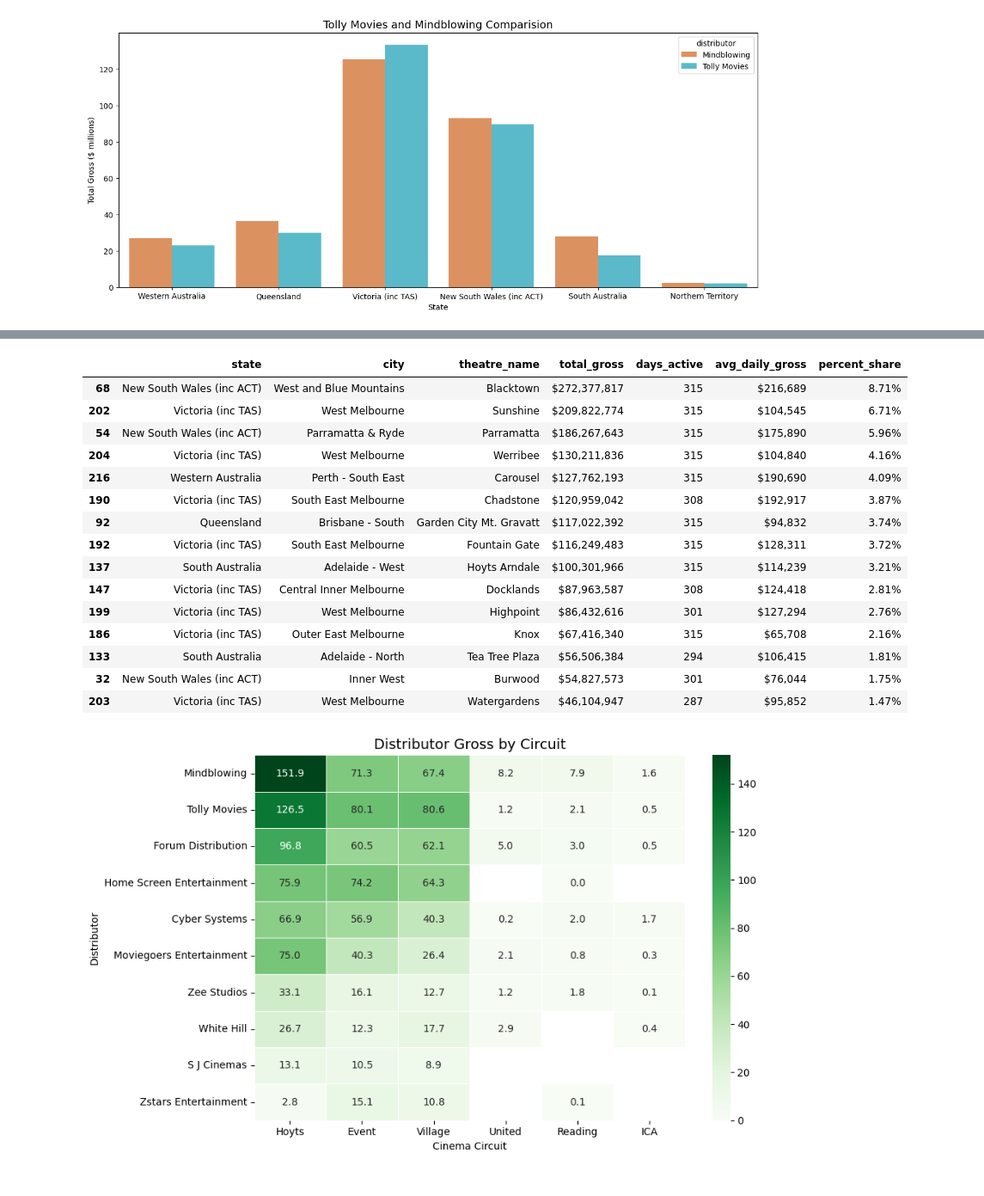
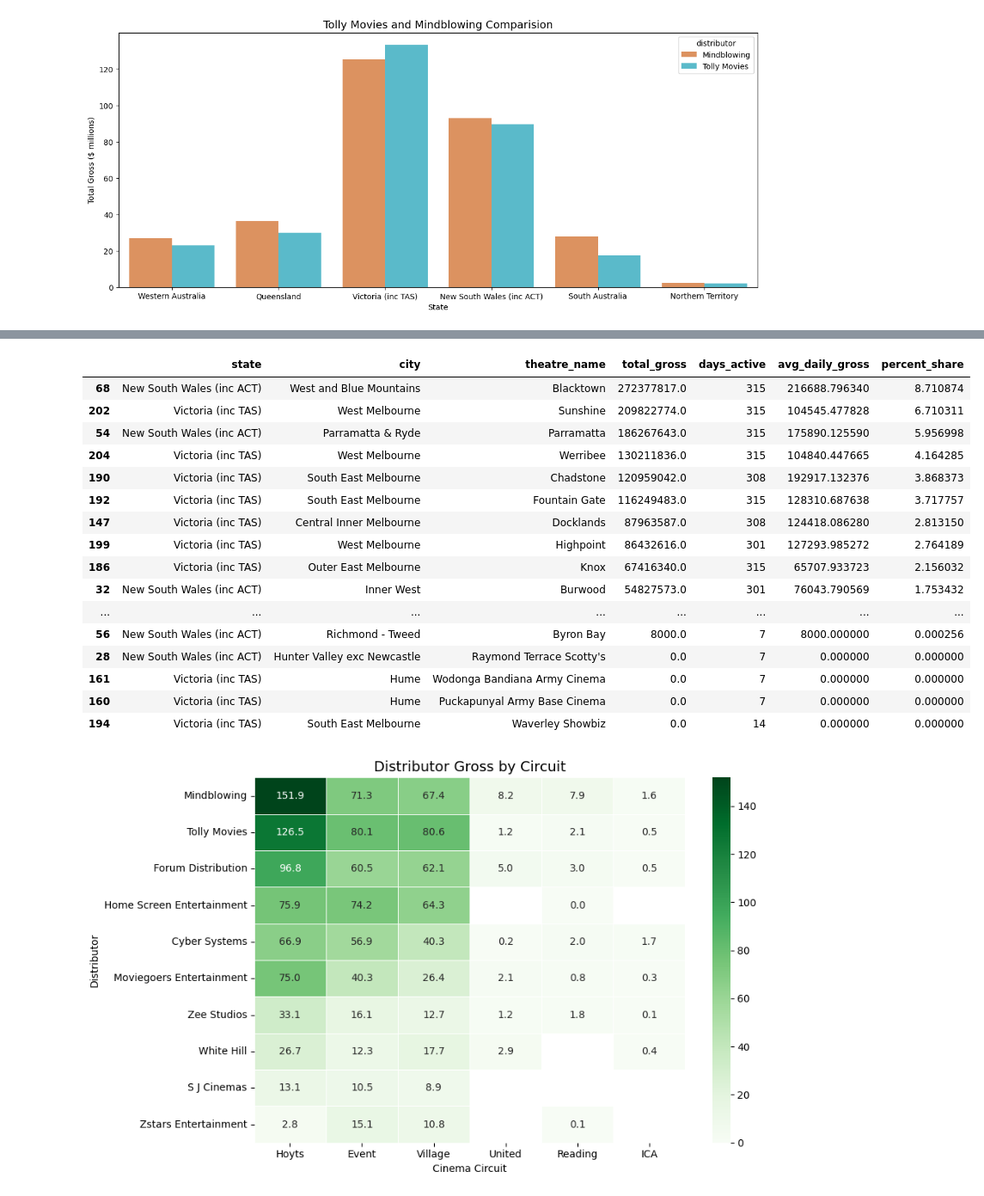
Before and after one commit to Jingvu/masalytics, a Jupyter notebook: data/exploration.ipynb, the cells around one changed output, grey strips where cells are left out. Shown at 86% size. Cells and saved outputs as stored; diff of their text form; code cells hidden in the pictures.

```diff
--- a/data/exploration.ipynb
+++ b/data/exploration.ipynb
@@ -411,39 +467,44 @@ plt.show()
 # %%
 # Location
+pd.set_option('display.max_rows', None)
 cinema_stats = df.groupby(['state','city','theatre_name' ]).agg(
     total_gross=('gross_today', 'sum'),
     days_active=('actual_sales_date', 'nunique'),
     avg_daily_gross=('gross_today', 'mean')
 ).reset_index()
 # cinema_stats = cinema_stats[cinema_stats['total_gross'] > 1000]
 cinema_stats_sort = cinema_stats.sort_values('total_gross', ascending=False)
 grand_total = cinema_stats_sort['total_gross'].sum()
 cinema_stats_sort['percent_share'] = (cinema_stats_sort['total_gross'] / grand_total) * 100
 
-display(
-    cinema_stats_sort.head(15).style.format({
-        'total_gross': '${:,.0f}',
-        'avg_daily_gross': '${:,.0f}',
-        'percent_share': '{:.2f}%'
-    })
-)
+cinema_stats_sort_state = cinema_stats_sort[ cinema_stats_sort['state'].isin(['New South Wales (inc ACT)', 'Victoria (inc TAS)']) ]
+
+cinema_stats_sort_state
+# display(
+#     cinema_stats_sort.head(15).style.format({
+#         'total_gross': '${:,.0f}',
+#         'avg_daily_gross': '${:,.0f}',
+#         'percent_share': '{:.2f}%'
+#     })
+# )
 # %% [output]
 |  | state | city | theatre_name | total_gross | days_active | avg_daily_gross | percent_share |
-| 68 | New South Wales (inc ACT) | West and Blue Mountains | Blacktown | $272,377,817 | 315 | $216,689 | 8.71% |
-| 202 | Victoria (inc TAS) | West Melbourne | Sunshine | $209,822,774 | 315 | $104,545 | 6.71% |
-| 54 | New South Wales (inc ACT) | Parramatta & Ryde | Parramatta | $186,267,643 | 315 | $175,890 | 5.96% |
-| 204 | Victoria (inc TAS) | West Melbourne | Werribee | $130,211,836 | 315 | $104,840 | 4.16% |
-| 216 | Western Australia | Perth - South East | Carousel | $127,762,193 | 315 | $190,690 | 4.09% |
-| 190 | Victoria (inc TAS) | South East Melbourne | Chadstone | $120,959,042 | 308 | $192,917 | 3.87% |
-| 92 | Queensland | Brisbane - South | Garden City Mt. Gravatt | $117,022,392 | 315 | $94,832 | 3.74% |
-| 192 | Victoria (inc TAS) | South East Melbourne | Fountain Gate | $116,249,483 | 315 | $128,311 | 3.72% |
-| 137 | South Australia | Adelaide - West | Hoyts Arndale | $100,301,966 | 315 | $114,239 | 3.21% |
-| 147 | Victoria (inc TAS) | Central Inner Melbourne | Docklands | $87,963,587 | 308 | $124,418 | 2.81% |
-| 199 | Victoria (inc TAS) | West Melbourne | Highpoint | $86,432,616 | 301 | $127,294 | 2.76% |
-| 186 | Victoria (inc TAS) | Outer East Melbourne | Knox | $67,416,340 | 315 | $65,708 | 2.16% |
-| 133 | South Australia | Adelaide - North | Tea Tree Plaza | $56,506,384 | 294 | $106,415 | 1.81% |
-| 32 | New South Wales (inc ACT) | Inner West | Burwood | $54,827,573 | 301 | $76,044 | 1.75% |
-| 203 | Victoria (inc TAS) | West Melbourne | Watergardens | $46,104,947 | 287 | $95,852 | 1.47% |
+| 68 | New South Wales (inc ACT) | West and Blue Mountains | Blacktown | 272377817.0 | 315 | 216688.796340 | 8.710874 |
+| 202 | Victoria (inc TAS) | West Melbourne | Sunshine | 209822774.0 | 315 | 104545.477828 | 6.710311 |
+| 54 | New South Wales (inc ACT) | Parramatta & Ryde | Parramatta | 186267643.0 | 315 | 175890.125590 | 5.956998 |
+| 204 | Victoria (inc TAS) | West Melbourne | Werribee | 130211836.0 | 315 | 104840.447665 | 4.164285 |
+| 190 | Victoria (inc TAS) | South East Melbourne | Chadstone | 120959042.0 | 308 | 192917.132376 | 3.868373 |
+| 192 | Victoria (inc TAS) | South East Melbourne | Fountain Gate | 116249483.0 | 315 | 128310.687638 | 3.717757 |
+| 147 | Victoria (inc TAS) | Central Inner Melbourne | Docklands | 87963587.0 | 308 | 124418.086280 | 2.813150 |
+| 199 | Victoria (inc TAS) | West Melbourne | Highpoint | 86432616.0 | 301 | 127293.985272 | 2.764189 |
+| 186 | Victoria (inc TAS) | Outer East Melbourne | Knox | 67416340.0 | 315 | 65707.933723 | 2.156032 |
+| 32 | New South Wales (inc ACT) | Inner West | Burwood | 54827573.0 | 301 | 76043.790569 | 1.753432 |
+| ... | ... | ... | ... | ... | ... | ... | ... |
+| 56 | New South Wales (inc ACT) | Richmond - Tweed | Byron Bay | 8000.0 | 7 | 8000.000000 | 0.000256 |
+| 28 | New South Wales (inc ACT) | Hunter Valley exc Newcastle | Raymond Terrace Scotty's | 0.0 | 7 | 0.000000 | 0.000000 |
+| 161 | Victoria (inc TAS) | Hume | Wodonga Bandiana Army Cinema | 0.0 | 7 | 0.000000 | 0.000000 |
+| 160 | Victoria (inc TAS) | Hume | Puckapunyal Army Base Cinema | 0.0 | 7 | 0.000000 | 0.000000 |
+| 194 | Victoria (inc TAS) | South East Melbourne | Waverley Showbiz | 0.0 | 14 | 0.000000 | 0.000000 |
 # %%
 # Distributor by Circuit
 dist_circuit = sales_mid_market.groupby(['distributor', 'circuit_name'])['gross_today'].sum().reset_index()
```
Also changed, not shown: parts of 2 cells of this notebook.
